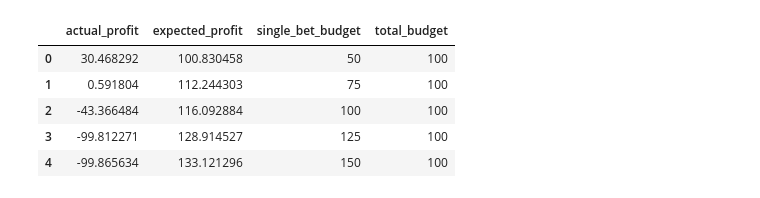
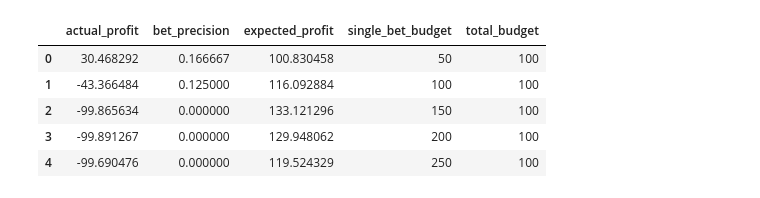
Before and after one commit to xy008areshsu/SoccerBetting, a Jupyter notebook: src/betting_strategy/python/betting_strategy.ipynb, the cells around one changed output. Cells and saved outputs as stored; diff of their text form; code cells hidden in the pictures.

```diff
--- a/src/betting_strategy/python/betting_strategy.ipynb
+++ b/src/betting_strategy/python/betting_strategy.ipynb
@@ -184,14 +284,0 @@ array([[<matplotlib.axes.AxesSubplot object at 0x...>]], dtype=object)
-# %%
-result_dict = {'total_budget' : [], 'single_bet_budget' : [], 'expected_profit' : [], 'actual_profit' : []}
-data = pd.read_csv('../../../data/third_party_preds/betegy-121115.csv')
-for total_budget in np.arange(100, 1000, 25):
-    for single_bet_budget in np.arange(50, 350, 25):
-        expected_profit, actual_bets, kellies, bookmaker_row_vector, prob_row_vector = solve(total_budget, single_bet_budget, data, list_of_bookmakers)
-        actual_profit = get_actual_profit(actual_bets, data, bookmaker_row_vector)
-        result_dict['total_budget'].append(total_budget)
-        result_dict['single_bet_budget'].append(single_bet_budget)
-        result_dict['expected_profit'].append(expected_profit)
-        result_dict['actual_profit'].append(actual_profit)
-
-betting_tracker = pd.DataFrame(result_dict)
-betting_tracker.head()
@@ -228,14 +312,0 @@ total_budget           1.000000
-# %%
-result_dict = {'total_budget' : [], 'single_bet_budget' : [], 'expected_profit' : [], 'actual_profit' : []}
-data = pd.read_csv('../../../data/third_party_preds/betegy-120415.csv')
-for total_budget in np.arange(100, 1000, 25):
-    for single_bet_budget in np.arange(50, 350, 25):
-        expected_profit, actual_bets, kellies, bookmaker_row_vector, prob_row_vector = solve(total_budget, single_bet_budget, data, list_of_bookmakers)
-        actual_profit = get_actual_profit(actual_bets, data, bookmaker_row_vector)
-        result_dict['total_budget'].append(total_budget)
-        result_dict['single_bet_budget'].append(single_bet_budget)
-        result_dict['expected_profit'].append(expected_profit)
-        result_dict['actual_profit'].append(actual_profit)
-
-betting_tracker = pd.DataFrame(result_dict)
-betting_tracker.head()
@@ -295,21 +338,22 @@ total_budget           1.000000
 # %%
-result_dict = {'total_budget' : [], 'single_bet_budget' : [], 'expected_profit' : [], 'actual_profit' : []}
+result_dict = {'total_budget' : [], 'single_bet_budget' : [], 'expected_profit' : [], 'actual_profit' : [], 'bet_precision' : []}
 data = pd.read_csv('../../../data/third_party_preds/baidu-121115.csv')
-for total_budget in np.arange(100, 1000, 25):
-    for single_bet_budget in np.arange(50, 350, 25):
+for total_budget in np.arange(100, 3000, 100):
+    for single_bet_budget in np.arange(50, 3000, 50):
         expected_profit, actual_bets, kellies, bookmaker_row_vector, prob_row_vector = solve(total_budget, single_bet_budget, data, list_of_bookmakers)
-        actual_profit = get_actual_profit(actual_bets, data, bookmaker_row_vector)
+        actual_profit, bet_precision = get_actual_profit(actual_bets, data, bookmaker_row_vector)
         result_dict['total_budget'].append(total_budget)
         result_dict['single_bet_budget'].append(single_bet_budget)
         result_dict['expected_profit'].append(expected_profit)
         result_dict['actual_profit'].append(actual_profit)
+        result_dict['bet_precision'].append(np.mean(np.array(list(bet_precision.values()))))
 
 betting_tracker = pd.DataFrame(result_dict)
 betting_tracker.head()
 # %% [output]
-|  | actual_profit | expected_profit | single_bet_budget | total_budget |
-| 0 | 30.468292 | 100.830458 | 50 | 100 |
-| 1 | 0.591804 | 112.244303 | 75 | 100 |
-| 2 | -43.366484 | 116.092884 | 100 | 100 |
-| 3 | -99.812271 | 128.914527 | 125 | 100 |
-| 4 | -99.865634 | 133.121296 | 150 | 100 |
+|  | actual_profit | bet_precision | expected_profit | single_bet_budget | total_budget |
+| 0 | 30.468292 | 0.166667 | 100.830458 | 50 | 100 |
+| 1 | -43.366484 | 0.125000 | 116.092884 | 100 | 100 |
+| 2 | -99.865634 | 0.000000 | 133.121296 | 150 | 100 |
+| 3 | -99.891267 | 0.000000 | 129.948062 | 200 | 100 |
+| 4 | -99.690476 | 0.000000 | 119.524329 | 250 | 100 |
```
Also changed, not shown: parts of 27 cells of this notebook, 9 other files.
